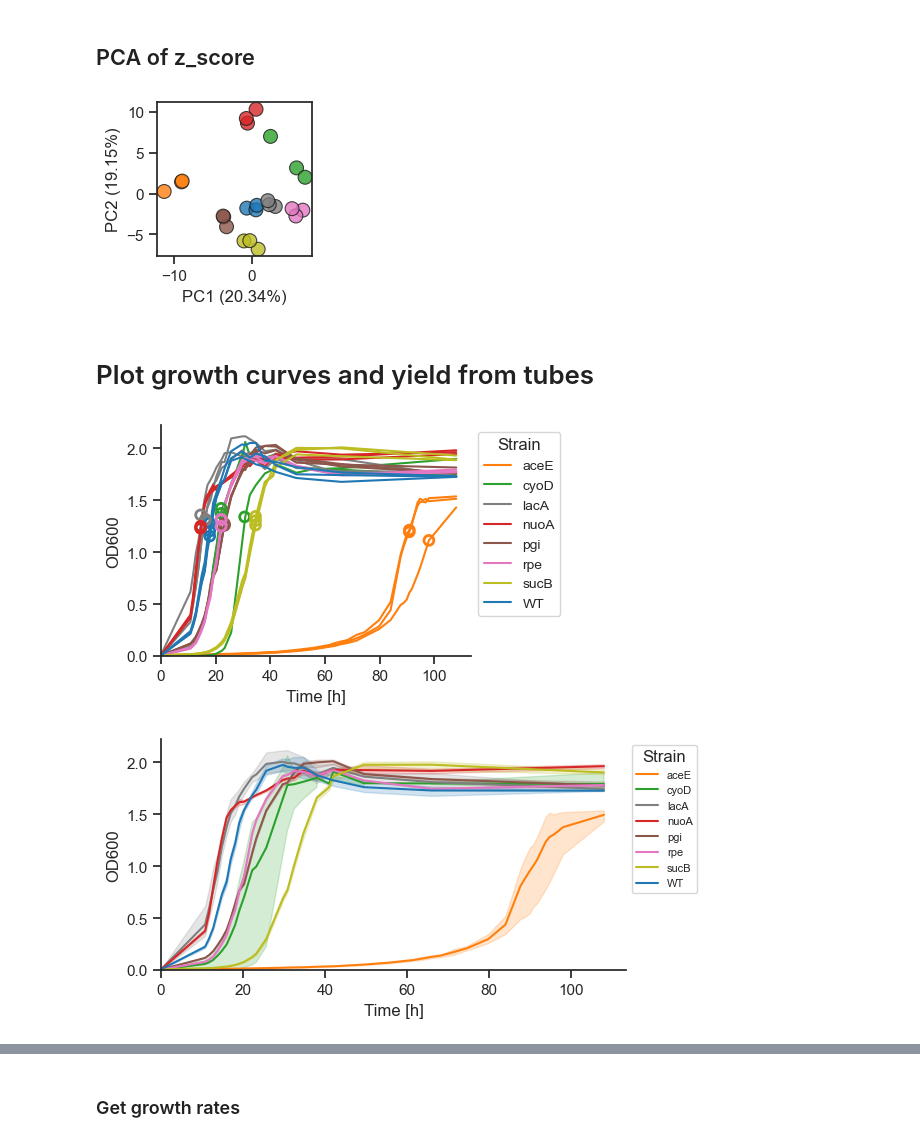
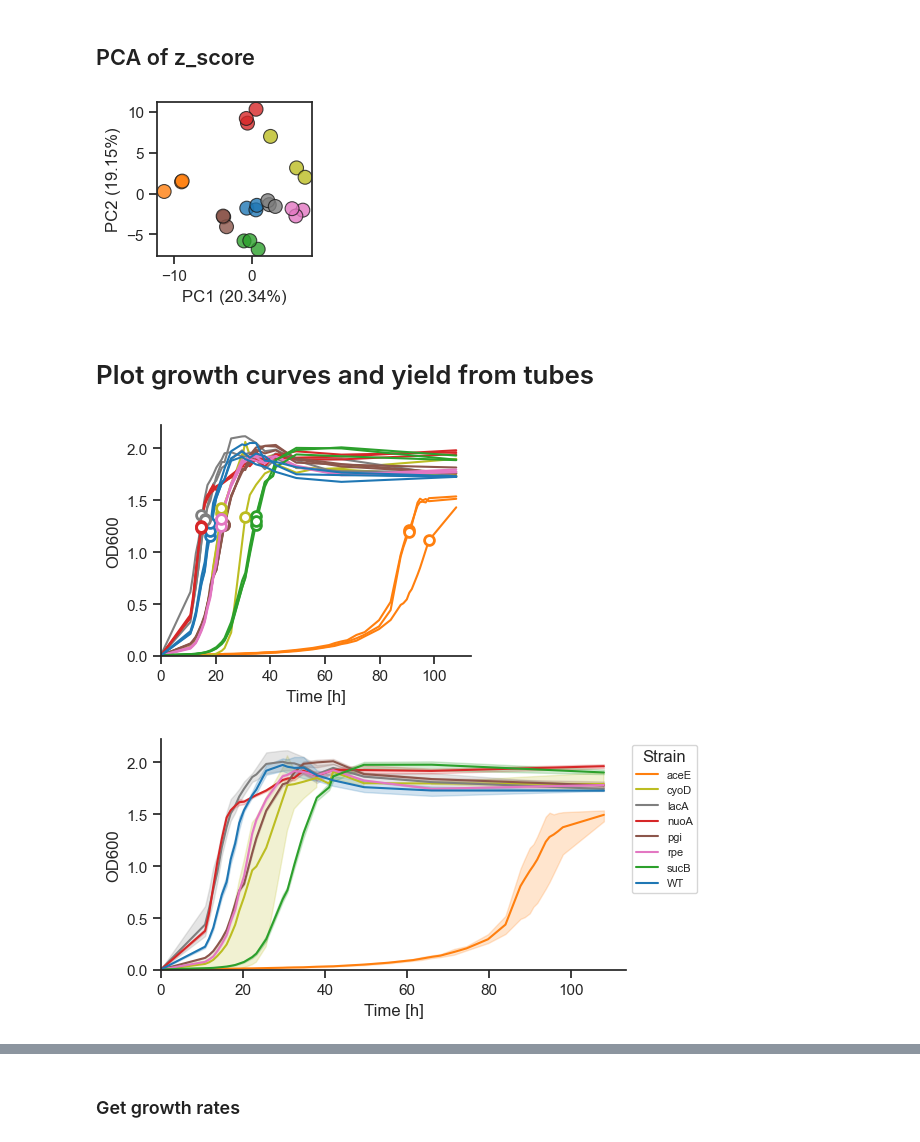
Before and after one commit to sulheim/metabolite-release, a Jupyter notebook: notebooks/2_keio_strains_screening/2D_make_figure_3.ipynb, the cells around one changed output, grey strips where cells are left out. Saved outputs shown, nothing was run; the diff lists cells and outputs as text; code cells hidden in the pictures.

```diff
--- a/notebooks/2_keio_strains_screening/2D_make_figure_3.ipynb
+++ b/notebooks/2_keio_strains_screening/2D_make_figure_3.ipynb
@@ -61,11 +61,11 @@ strain_cmap =plt.get_cmap('tab10', 9)
 strain_colors = {
     'WT': strain_cmap(0),
     'aceE': strain_cmap(1),
-    'cyoD': strain_cmap(2),
+    'cyoD': strain_cmap(7),
     'nuoA': strain_cmap(3),
     'pgi': strain_cmap(4),
     'rpe': strain_cmap(5),
-    'sucB': strain_cmap(7),
+    'sucB': strain_cmap(2),
     'lacA': strain_cmap(6),
 }
 # %%
@@ -485,7 +485,7 @@ ax.set_ylabel('PC2 (%.2f%%)' % (pca.explained_variance_ratio_[1] * 100))
 # sns.despine()
 plt.savefig(figure_folder / 'KEIO_exometabolome_pca.pdf', bbox_inches='tight')
 # %% [output]
-[figure, old version]
+[figure, new version]
 # %% [markdown]
 # Plot growth curves and yield from tubes
 # %%
@@ -502,32 +502,33 @@ yield_df = df_od_tubes.groupby(['Strain', 'Replicate']).agg({'OD600': 'max'}).re
 # %%
 fig, ax = plt.subplots(figsize=(4, 3))
 ax = sns.lineplot(data = df_od_tubes, x = 'Time [h]', y = 'OD600', hue = 'Strain',# style = 'Replicate',
-                   palette = strain_colors, markers=True, units='Replicate', estimator=None)# marker = 'o')
-sns.move_legend(ax, loc = 'upper left', bbox_to_anchor=(1, 1), title = 'Strain', fontsize = 10)
+                   palette = strain_colors, markers=True, units='Replicate', estimator=None, legend=False)# marker = 'o')
+# sns.move_legend(ax, loc = 'upper left', bbox_to_anchor=(1, 1), title = 'Strain', fontsize = 10)
 for strain in exo_strains:
     for replicate in replicates:
         idx = (df_uM.Strain == strain) & ( df_uM.Replicate == replicate)
         time = df_uM.loc[idx, 'Hours'].values[0]
         od = df_uM.loc[idx, 'OD'].values[0]
         ax.scatter(
             x = time,
             y = od,
-            color = 'none',
+            color = 'w',
             marker = 'o',
             s = 50,
             edgecolor = strain_colors[strain],
             linewidth = 2,
             zorder = 100
+
             # label = f'{strain} {replicate}',
         )
 
 # plt.yscale('log')
 sns.despine()
 ax.set_ylim(0)
 ax.set_xlim(0)
 plt.savefig(figure_folder / '2A_screening_tubes_OD.pdf', bbox_inches='tight')
 # %% [output]
-[figure, old version]
+[figure, new version]
 # %%
 fig, ax = plt.subplots(figsize=(6, 3))
 ax = sns.lineplot(data = df_od_tubes, x = 'Time [h]', y = 'OD600', hue = 'Strain',
@@ -538,7 +539,7 @@ ax.set_ylim(0)
 ax.set_xlim(0)
 plt.savefig(figure_folder / '2A_screening_tubes_OD_error_band.pdf', bbox_inches='tight')
 # %% [output]
-[figure, old version]
+[figure, new version]
 # %%
 
 g = sns.catplot(data = yield_df, y = 'Strain', x = 'OD600',hue = 'Strain',
```
Also changed, not shown: parts of 6 cells of this notebook, 6 other files.
